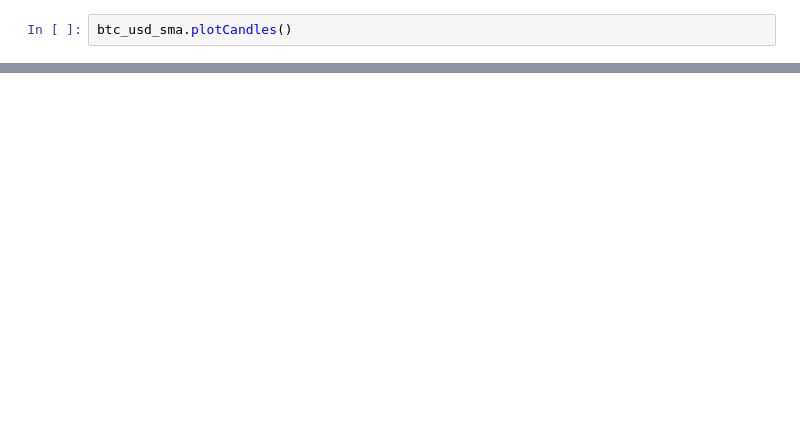
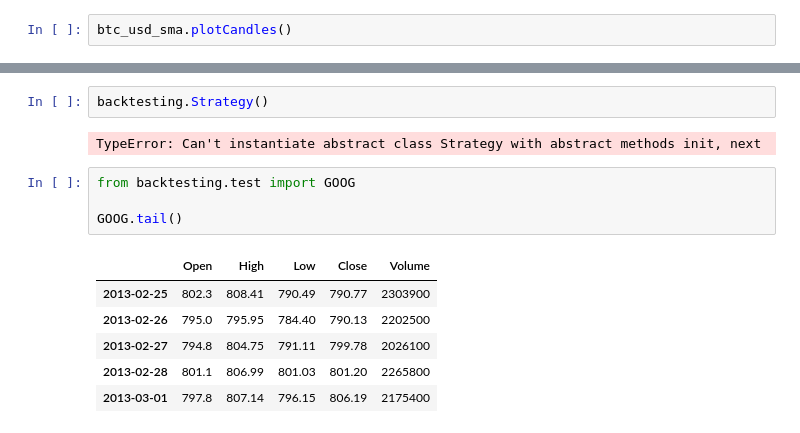
Before and after one commit to misumis/algo_trading, a Jupyter notebook: index.ipynb, the cells around one changed output, grey strips where cells are left out. Cells and saved outputs as stored; diff of their text form; blank space fills up the shorter version.

Commit message:
backtesting init

```diff
--- a/index.ipynb
+++ b/index.ipynb
@@ -50,0 +88,15 @@ btc_usd_sma.plotCandles()
+# %%
+backtesting.Strategy()
+# %% [output]
+TypeError: Can't instantiate abstract class Strategy with abstract methods init, next
+# %%
+from backtesting.test import GOOG
+
+GOOG.tail()
+# %% [output]
+|  | Open | High | Low | Close | Volume |
+| 2013-02-25 | 802.3 | 808.41 | 790.49 | 790.77 | 2303900 |
+| 2013-02-26 | 795.0 | 795.95 | 784.40 | 790.13 | 2202500 |
+| 2013-02-27 | 794.8 | 804.75 | 791.11 | 799.78 | 2026100 |
+| 2013-02-28 | 801.1 | 806.99 | 801.03 | 801.20 | 2265800 |
+| 2013-03-01 | 797.8 | 807.14 | 796.15 | 806.19 | 2175400 |
```
Also changed, not shown: parts of 8 cells of this notebook, 3 other files.
